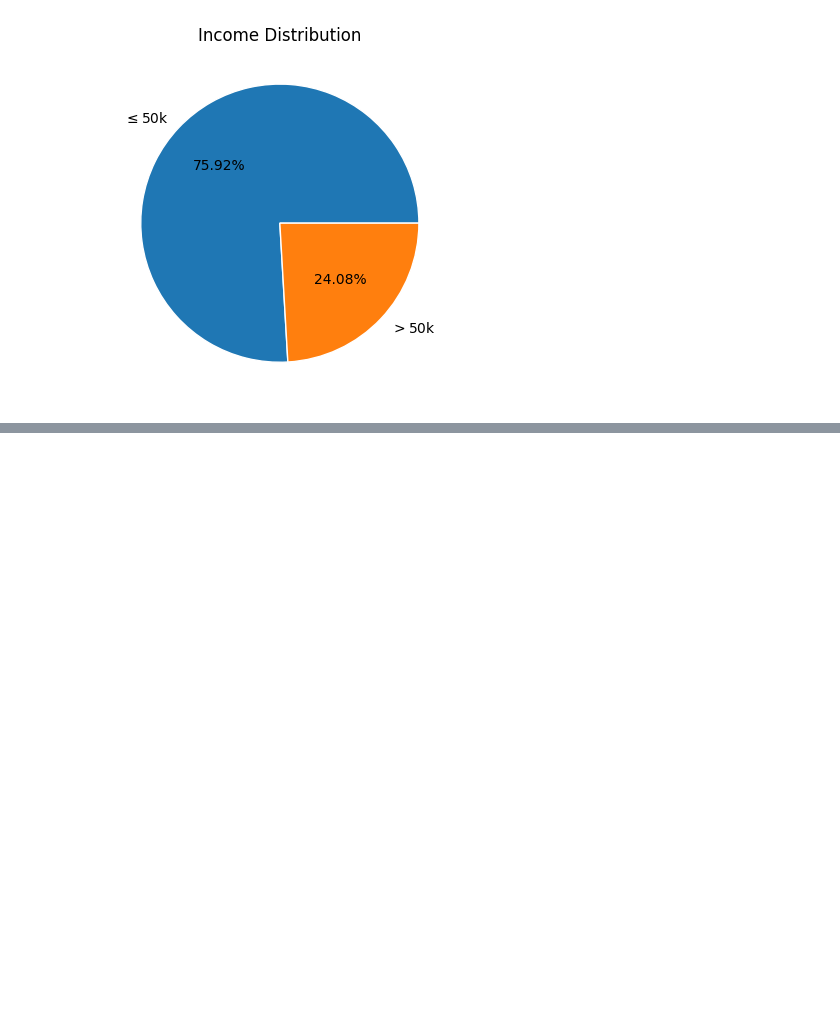
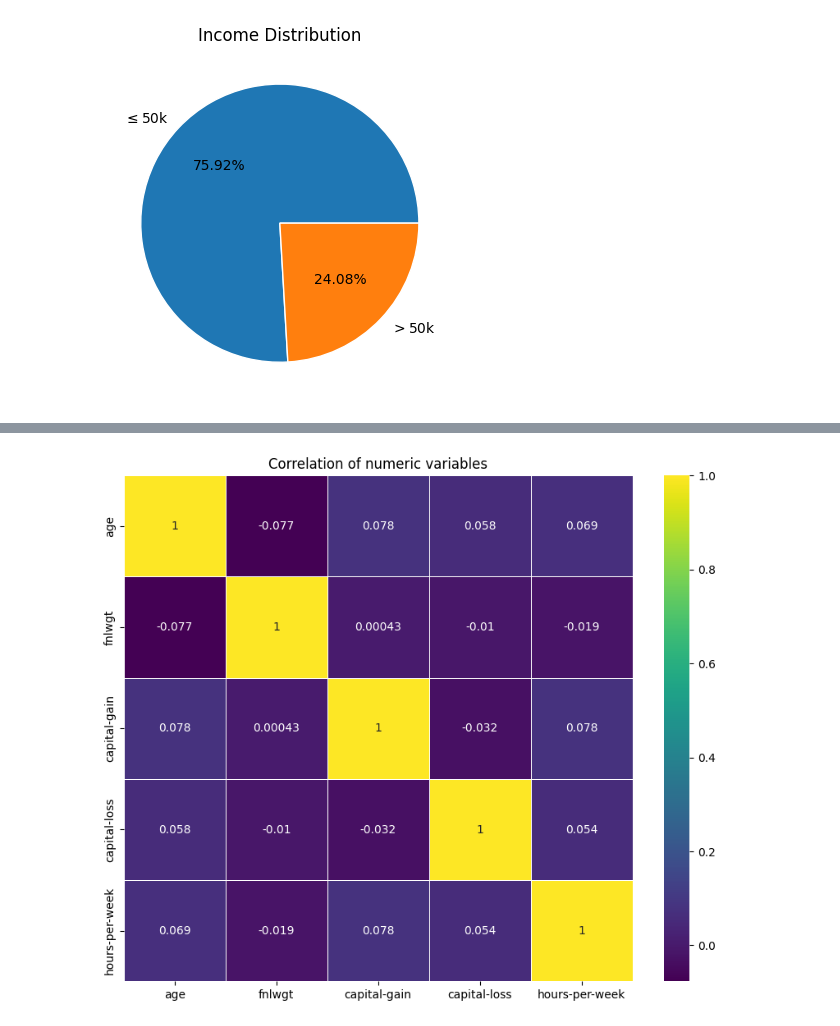
Before and after one commit to simonsymhoven/income-classification, a Jupyter notebook: income-classification.ipynb, the cells around one changed output, grey strips where cells are left out. Saved outputs shown, nothing was run; the diff lists cells and outputs as text; code cells hidden in the pictures; blank space fills up the shorter version.

```diff
--- a/income-classification.ipynb
+++ b/income-classification.ipynb
@@ -79,6 +135,14 @@ Categorial variables:
 # %%
 categorical = [var for var in train_df.columns if train_df[var].dtype==object]
+numeric = [var for var in train_df.columns if train_df[var].dtype!=object]
+numeric.remove("income")
 
-print('There are {} categorical variables:\n{}'.format(len(categorical), categorical))
+print('There are {} categorical variables:\n'.format(len(categorical)))
+
+for var in categorical:
+
+    print(f'{var} contains {len(train_df[var].unique())} labels')
+
+print('\nThere are {} numeric variables:\n\n{}'.format(len(numeric), numeric))
 # %% [output]
 There are 8 categorical variables:
@@ -210,0 +247,7 @@ Mostly US Data
+# %%
+plt.figure(figsize=(10,8),dpi=100)
+sns.heatmap(train_df[numeric].corr(),cmap="viridis",annot=True,linewidth=0.5)
+plt.title("Correlation of numeric variables")
+plt.show()
+# %% [output]
+[figure, added]
```
Also changed, not shown: parts of 47 cells of this notebook.
